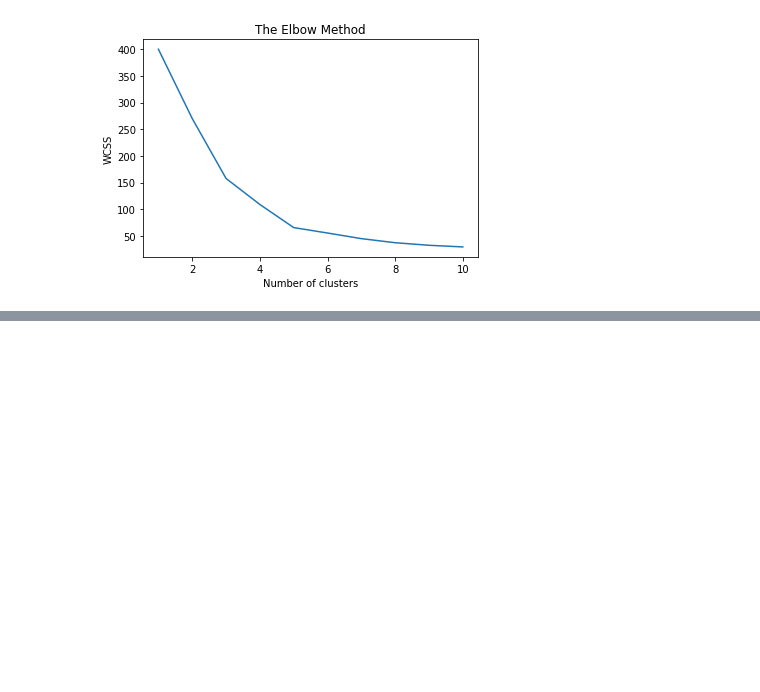
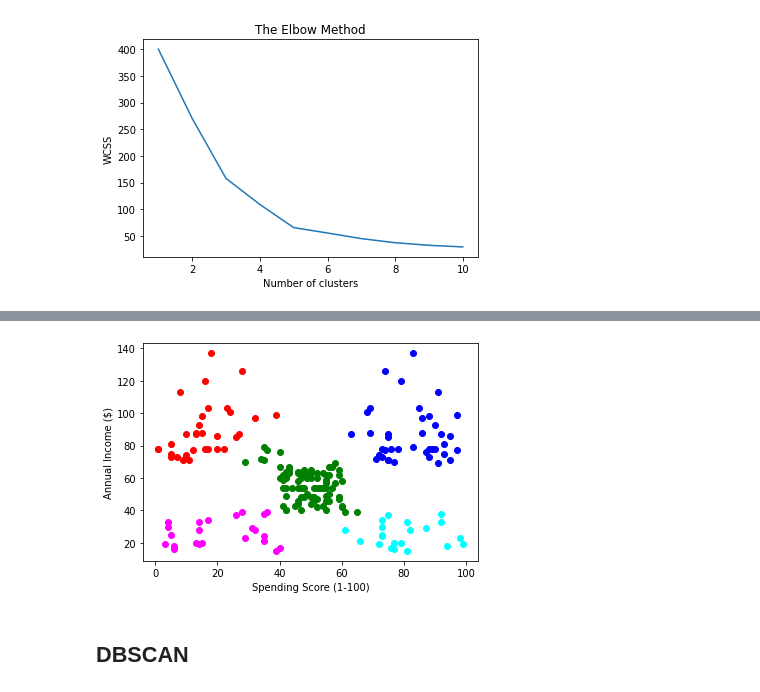
Before and after one commit to priyankjangwan/PythonApps, a Jupyter notebook: Module3_ Machine Learning/Day8/Clustering Kmeans, Hierarchical and DBSCAN-27Apr.ipynb, the cells around one changed output, grey strips where cells are left out. Cells and saved outputs as stored; diff of their text form; code cells hidden in the pictures; blank space fills up the shorter version.

```diff
--- a/Module3_ Machine Learning/Day8/Clustering Kmeans, Hierarchical and DBSCAN-27Apr.ipynb
+++ b/Module3_ Machine Learning/Day8/Clustering Kmeans, Hierarchical and DBSCAN-27Apr.ipynb
@@ -103,0 +139,2 @@ plt.show()
+# %%
+df_model['AggClusterName'] = model.labels_
@@ -103,0 +150,11 @@ plt.show()
+# %%
+colors = ['red', 'blue', 'green', 'cyan','magenta']
+for i in np.arange(0,5,1):
+    plt.scatter(df_model[df_model['AggClusterName'] == i]['SpendingScore'], df_model[df_model['AggClusterName'] == i]['AnnualIncome'], c=colors[i], label=f'cluster{i}')
+plt.ylabel('Annual Income ($)')
+plt.xlabel('Spending Score (1-100)')
+plt.show()
+# %% [output]
+[figure, added]
+# %% [markdown]
+## **DBSCAN**
```
Also changed, not shown: parts of 16 cells of this notebook.
